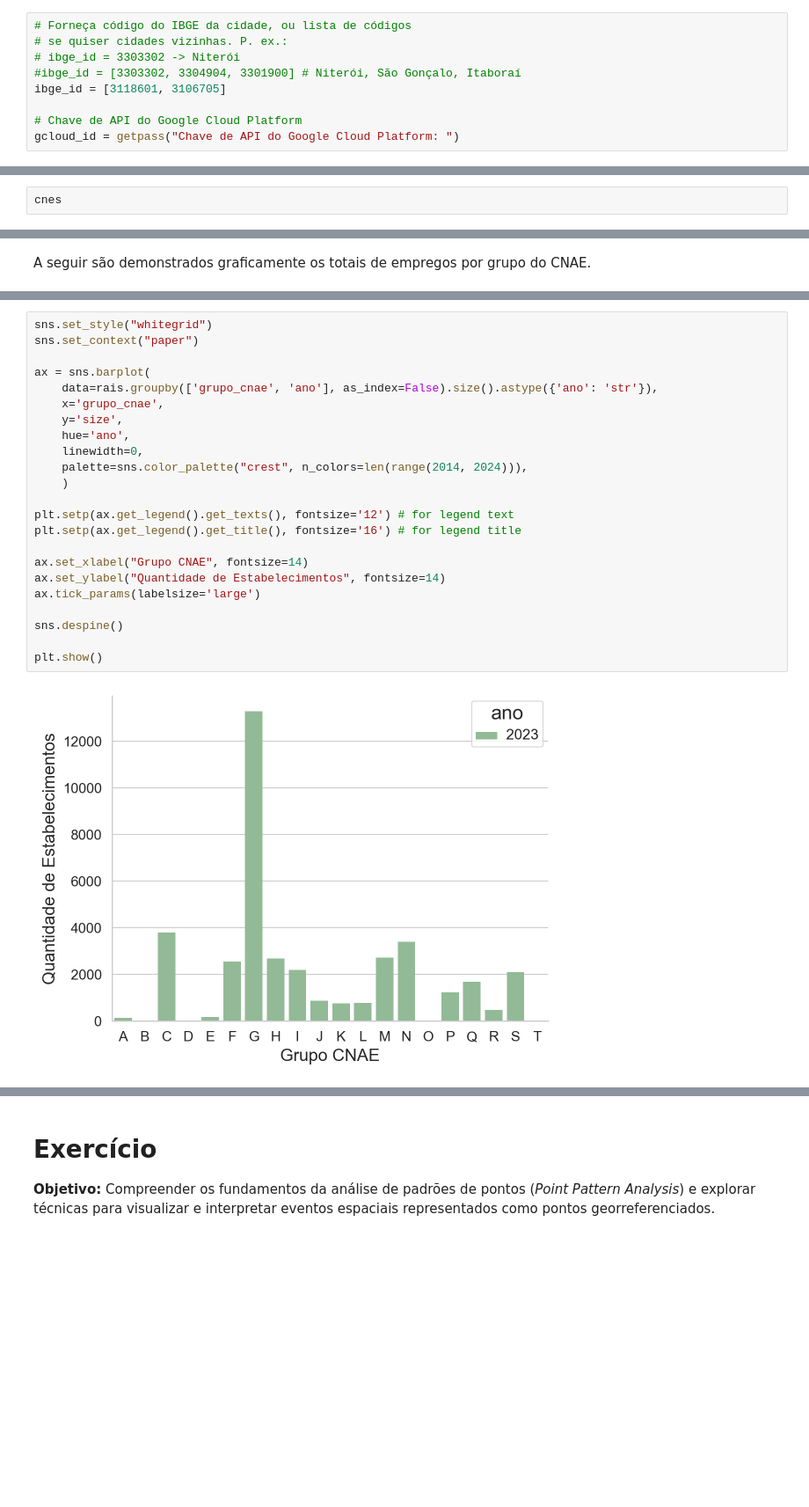
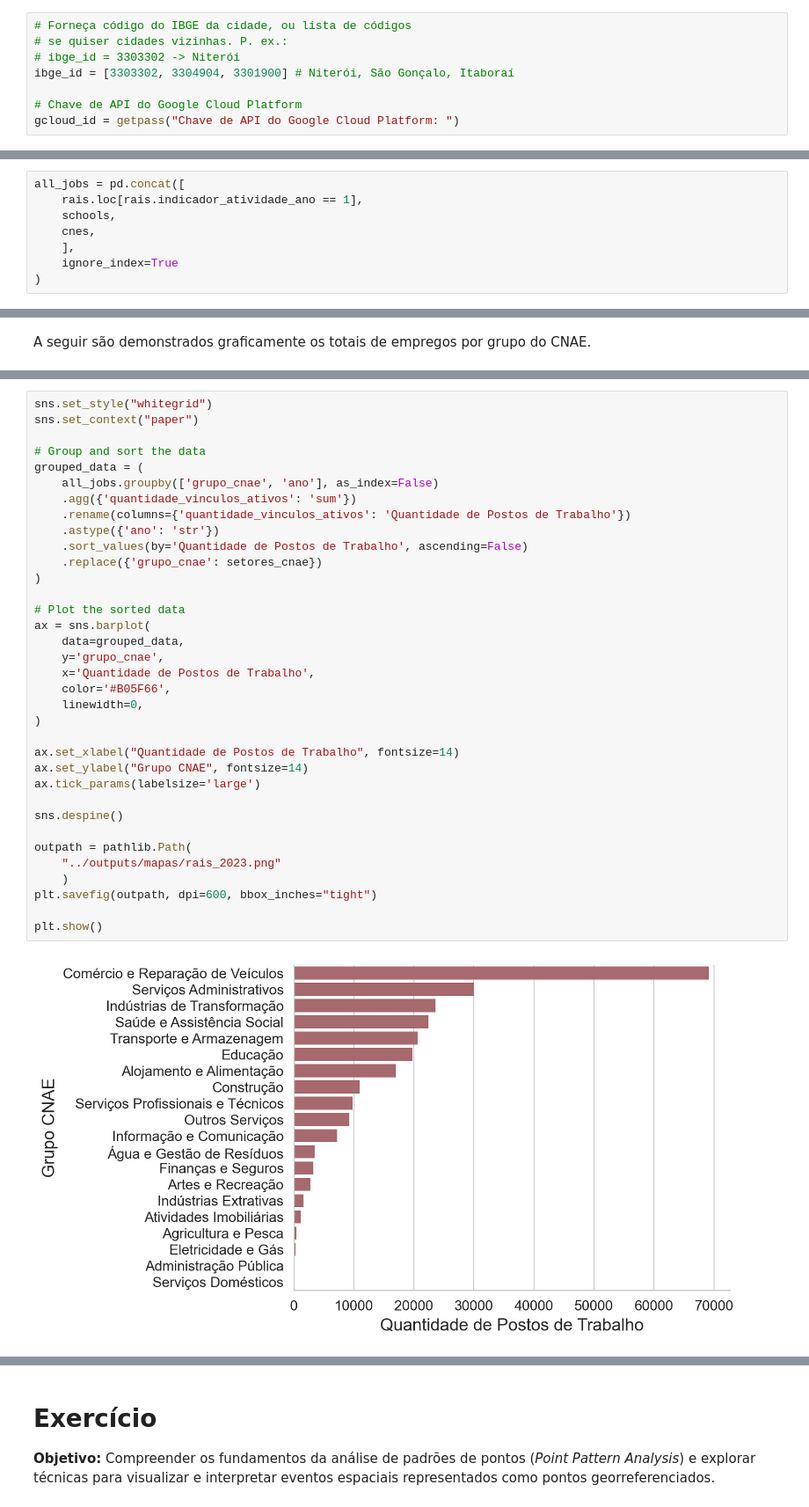
Before and after one commit to redemobGIT/roda, a Jupyter notebook: scripts/rais.ipynb, the cells around one changed output, grey strips where cells are left out. Shown at 88% size. Drawn from its saved outputs; the diff is of its cells as text; blank space fills up the shorter version.

```diff
--- a/scripts/rais.ipynb
+++ b/scripts/rais.ipynb
@@ -38,8 +38,7 @@ from getpass import getpass
 # Forneça código do IBGE da cidade, ou lista de códigos
 # se quiser cidades vizinhas. P. ex.:
 # ibge_id = 3303302 -> Niterói
-#ibge_id = [3303302, 3304904, 3301900] # Niterói, São Gonçalo, Itaboraí
-ibge_id = [3118601, 3106705]
+ibge_id = [3303302, 3304904, 3301900] # Niterói, São Gonçalo, Itaboraí
 
 # Chave de API do Google Cloud Platform
 gcloud_id = getpass("Chave de API do Google Cloud Platform: ")
@@ -638,4 +585,10 @@ cnes = (
 # %% [markdown]
 ### Consolidação
 # %%
-cnes
+all_jobs = pd.concat([
+    rais.loc[rais.indicador_atividade_ano == 1],
+    schools,
+    cnes,
+    ],
+    ignore_index=True
+)
@@ -658,26 +623,38 @@ A seguir são demonstrados graficamente os totais de empregos por grupo do CNAE.
 # %%
 sns.set_style("whitegrid")
 sns.set_context("paper")
 
+# Group and sort the data
+grouped_data = (
+    all_jobs.groupby(['grupo_cnae', 'ano'], as_index=False)
+    .agg({'quantidade_vinculos_ativos': 'sum'})
+    .rename(columns={'quantidade_vinculos_ativos': 'Quantidade de Postos de Trabalho'})
+    .astype({'ano': 'str'})
+    .sort_values(by='Quantidade de Postos de Trabalho', ascending=False)
+    .replace({'grupo_cnae': setores_cnae})
+)
+
+# Plot the sorted data
 ax = sns.barplot(
-    data=rais.groupby(['grupo_cnae', 'ano'], as_index=False).size().astype({'ano': 'str'}),
-    x='grupo_cnae',
-    y='size',
-    hue='ano',
+    data=grouped_data,
+    y='grupo_cnae',
+    x='Quantidade de Postos de Trabalho',
+    color='#B05F66',
     linewidth=0,
-    palette=sns.color_palette("crest", n_colors=len(range(2014, 2024))),
-    )
+)
 
-plt.setp(ax.get_legend().get_texts(), fontsize='12') # for legend text
-plt.setp(ax.get_legend().get_title(), fontsize='16') # for legend title
-
-ax.set_xlabel("Grupo CNAE", fontsize=14)
-ax.set_ylabel("Quantidade de Estabelecimentos", fontsize=14)
+ax.set_xlabel("Quantidade de Postos de Trabalho", fontsize=14)
+ax.set_ylabel("Grupo CNAE", fontsize=14)
 ax.tick_params(labelsize='large')
 
 sns.despine()
 
+outpath = pathlib.Path(
+    "../outputs/mapas/rais_2023.png"
+    )
+plt.savefig(outpath, dpi=600, bbox_inches="tight")
+
 plt.show()
 # %% [output]
-[figure, old version]
+[figure, new version]
 # %%
```
Also changed, not shown: parts of 15 cells of this notebook, 6 other files.
